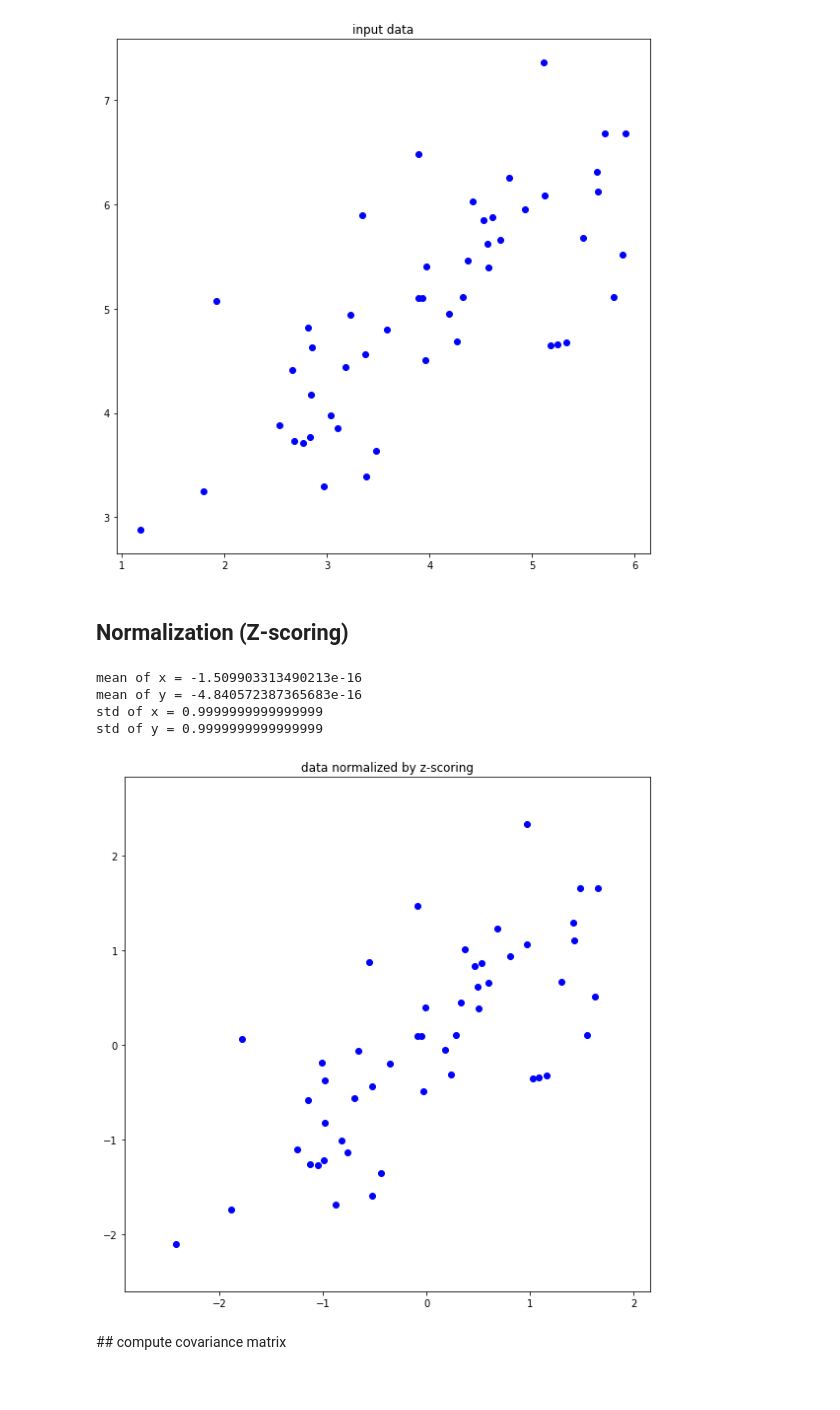
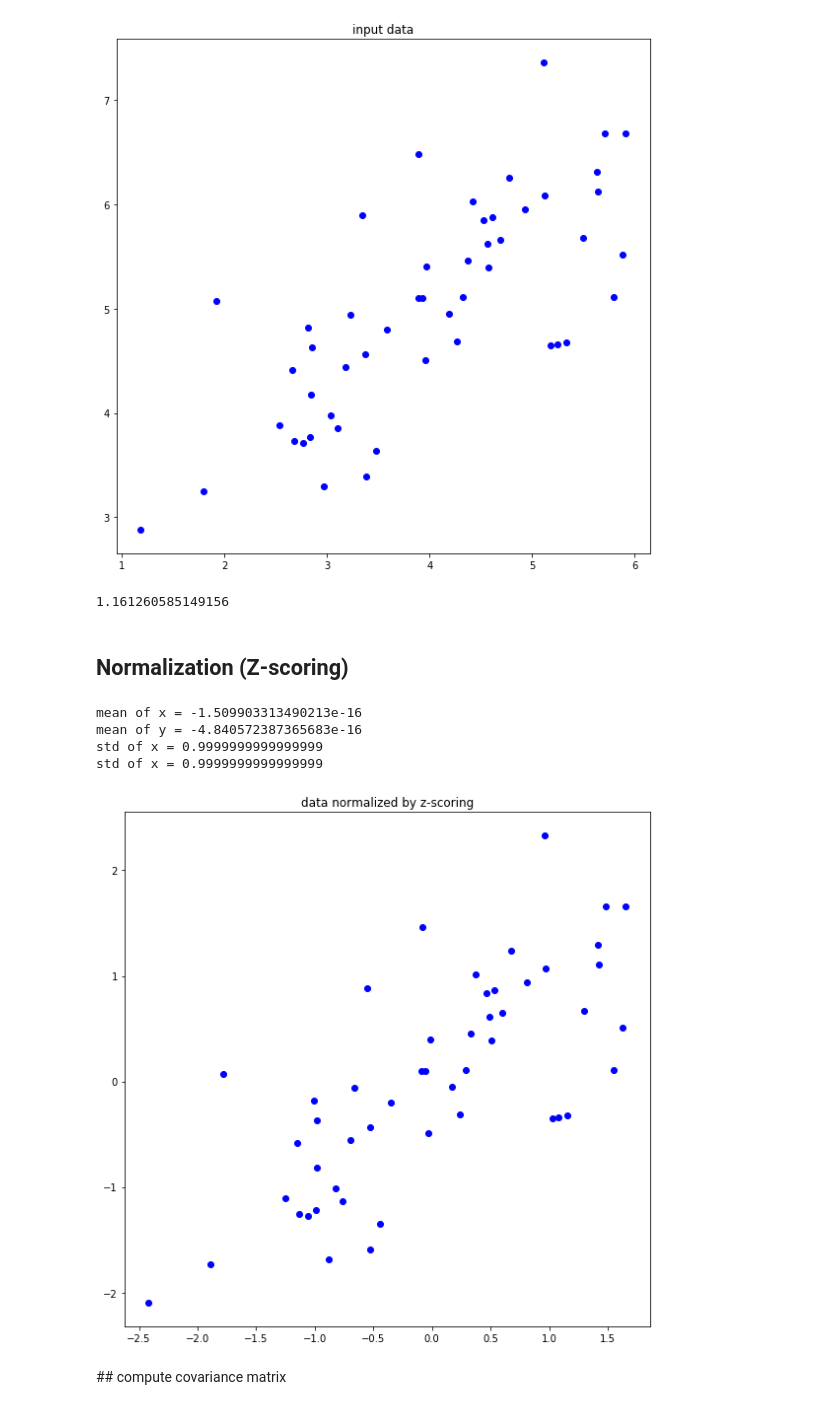
Before and after one commit to chan0139/assignment-machine-learning, a Jupyter notebook: 12/assignment_12.ipynb, the cells around one changed output. Drawn from its saved outputs; the diff is of its cells as text; code cells hidden in the pictures.

Commit message:
define normalization

```diff
--- a/12/assignment_12.ipynb
+++ b/12/assignment_12.ipynb
@@ -31,21 +46,9 @@ plt.tight_layout()
 plt.show()
 # %% [output]
 [figure]
+# %%
+np.std(x)
+# %% [output]
+1.161260585149156
 # %% [markdown]
 ## Normalization (Z-scoring)
-# %%
-plt.figure(figsize=(8,8))
-plt.title('data normalized by z-scoring')
-# ===================================================
-# fill up the blank
-#
-#
-# ===================================================
-plt.tight_layout()
-plt.show()
-# %% [output]
-mean of x = -1.509903313490213e-16
-mean of y = -4.840572387365683e-16
-std of x = 0.9999999999999999
-std of y = 0.9999999999999999
-[figure, removed]
@@ -52,3 +58,23 @@ std of y = 0.9999999999999999
+# %%
+plt.figure(figsize=(8,8))
+plt.title('data normalized by z-scoring')
+
+x_normal = (x- x.mean())/np.std(x)
+y_normal = (y- y.mean())/np.std(y)
+print("mean of x =", x_normal.mean())
+print("mean of y =", y_normal.mean())
+print("std of x =", np.std(x_normal))
+print("std of x =", np.std(y_normal))
+
+plt.plot(x_normal, y_normal,'o', color='blue')
+plt.tight_layout()
+plt.show()
+# %% [output]
+mean of x = -1.509903313490213e-16
+mean of y = -4.840572387365683e-16
+std of x = 0.9999999999999999
+std of x = 0.9999999999999999
+[figure, added]
 # %% [markdown]
 ## compute covariance matrix
 # %%
```
Also changed, not shown: parts of 3 cells of this notebook.
